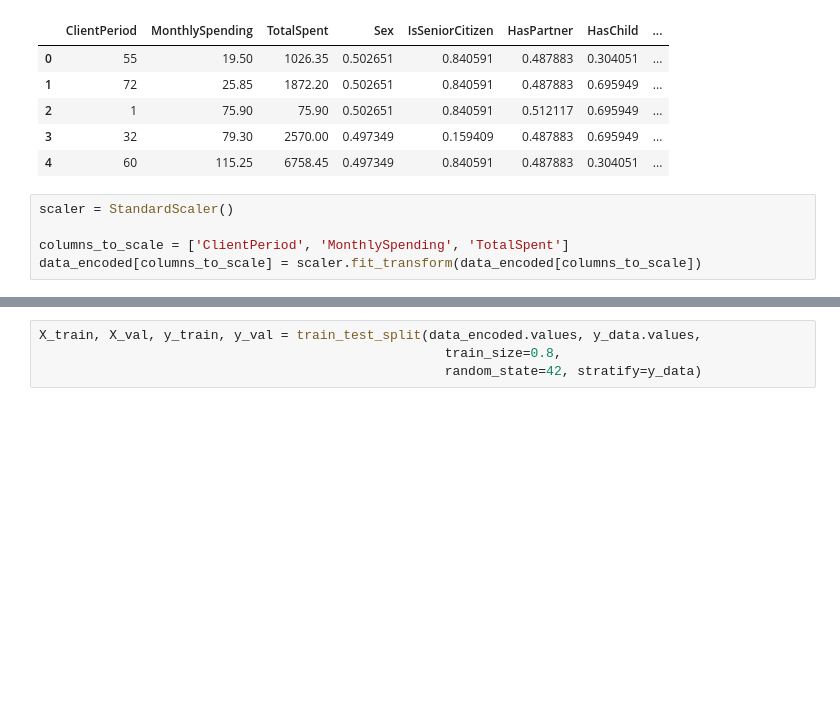
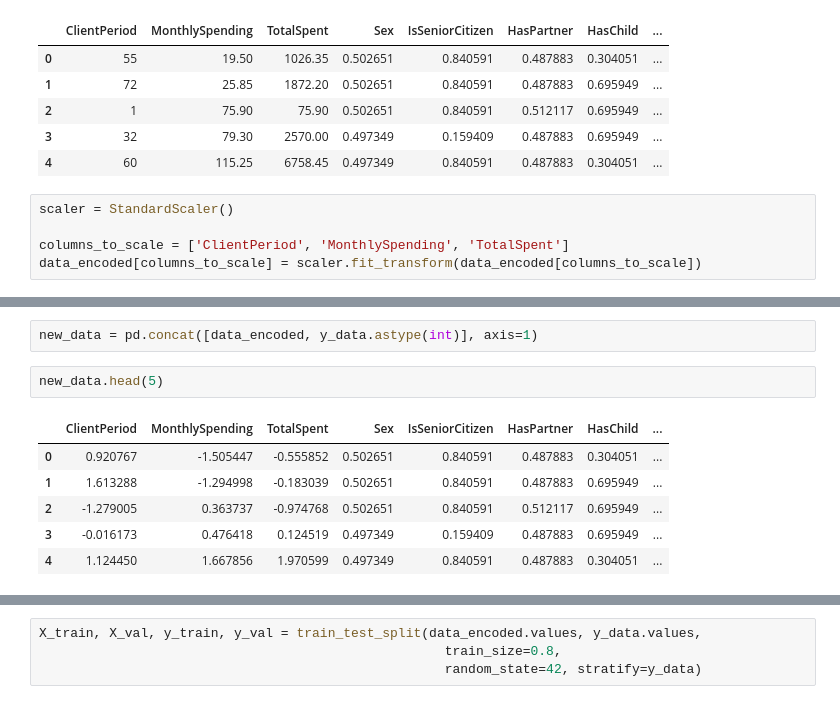
Before and after one commit to k-gorbenko/-DLS, a Jupyter notebook: week_03_composition_model_selection/Homework/hw_3_kaggle.ipynb, the cells around one changed output, grey strips where cells are left out. Cells and saved outputs as stored; diff of their text form; blank space fills up the shorter version.

```diff
--- a/week_03_composition_model_selection/Homework/hw_3_kaggle.ipynb
+++ b/week_03_composition_model_selection/Homework/hw_3_kaggle.ipynb
@@ -388,0 +422,11 @@ data_encoded[columns_to_scale] = scaler.fit_transform(data_encoded[columns_to_sc
+# %%
+new_data = pd.concat([data_encoded, y_data.astype(int)], axis=1)
+# %%
+new_data.head(5)
+# %% [output]
+|  | ClientPeriod | MonthlySpending | TotalSpent | Sex | IsSeniorCitizen | HasPartner | HasChild | ... |
+| 0 | 0.920767 | -1.505447 | -0.555852 | 0.502651 | 0.840591 | 0.487883 | 0.304051 | ... |
+| 1 | 1.613288 | -1.294998 | -0.183039 | 0.502651 | 0.840591 | 0.487883 | 0.695949 | ... |
+| 2 | -1.279005 | 0.363737 | -0.974768 | 0.502651 | 0.840591 | 0.512117 | 0.695949 | ... |
+| 3 | -0.016173 | 0.476418 | 0.124519 | 0.497349 | 0.159409 | 0.487883 | 0.695949 | ... |
+| 4 | 1.124450 | 1.667856 | 1.970599 | 0.497349 | 0.840591 | 0.487883 | 0.304051 | ... |
```
Also changed, not shown: parts of 6 cells of this notebook.
